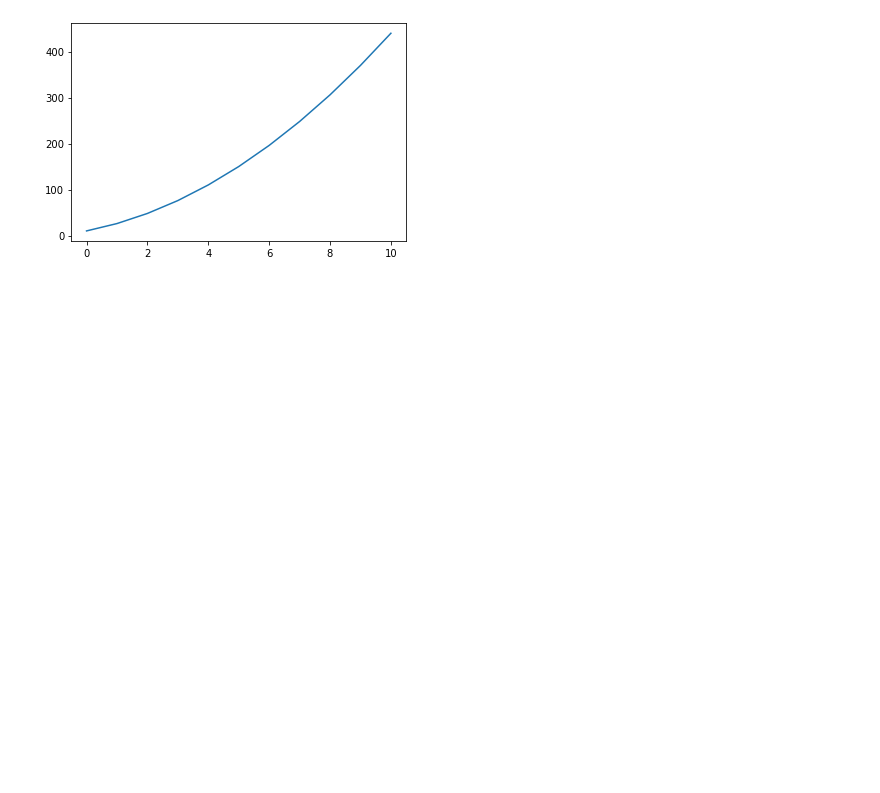
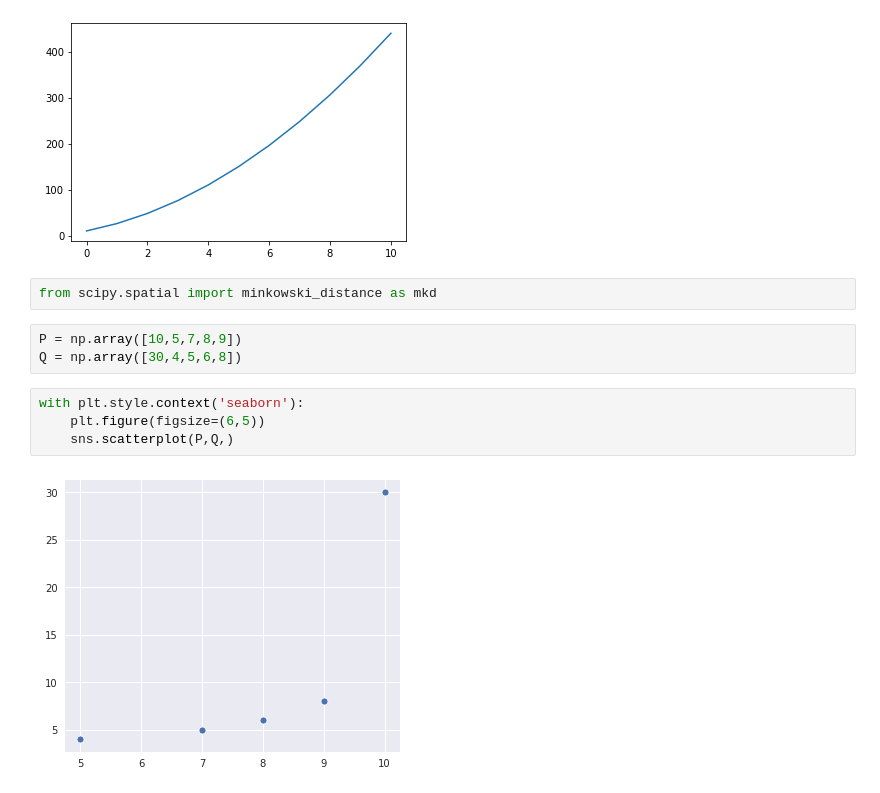
Before and after one commit to raj-shr-git/AAIC_Practice, a Jupyter notebook: VIDEO_PRACTICE/MODULE-1/M2_Sec1_EDA.ipynb, the cells around one changed output. Saved outputs shown, nothing was run; the diff lists cells and outputs as text; blank space fills up the shorter version.

```diff
--- a/VIDEO_PRACTICE/MODULE-1/M2_Sec1_EDA.ipynb
+++ b/VIDEO_PRACTICE/MODULE-1/M2_Sec1_EDA.ipynb
@@ -152,3 +152,14 @@ plt.plot(np.cumsum(edge))
 # %% [output]
 [<matplotlib.lines.Line2D at 0x...>]
 [figure]
+# %%
+from scipy.spatial import minkowski_distance as mkd
+# %%
+P = np.array([10,5,7,8,9])
+Q = np.array([30,4,5,6,8])
+# %%
+with plt.style.context('seaborn'):
+    plt.figure(figsize=(6,5))
+    sns.scatterplot(P,Q,)
+# %% [output]
+[figure, added]
```
Also changed, not shown: parts of 3 cells of this notebook.
